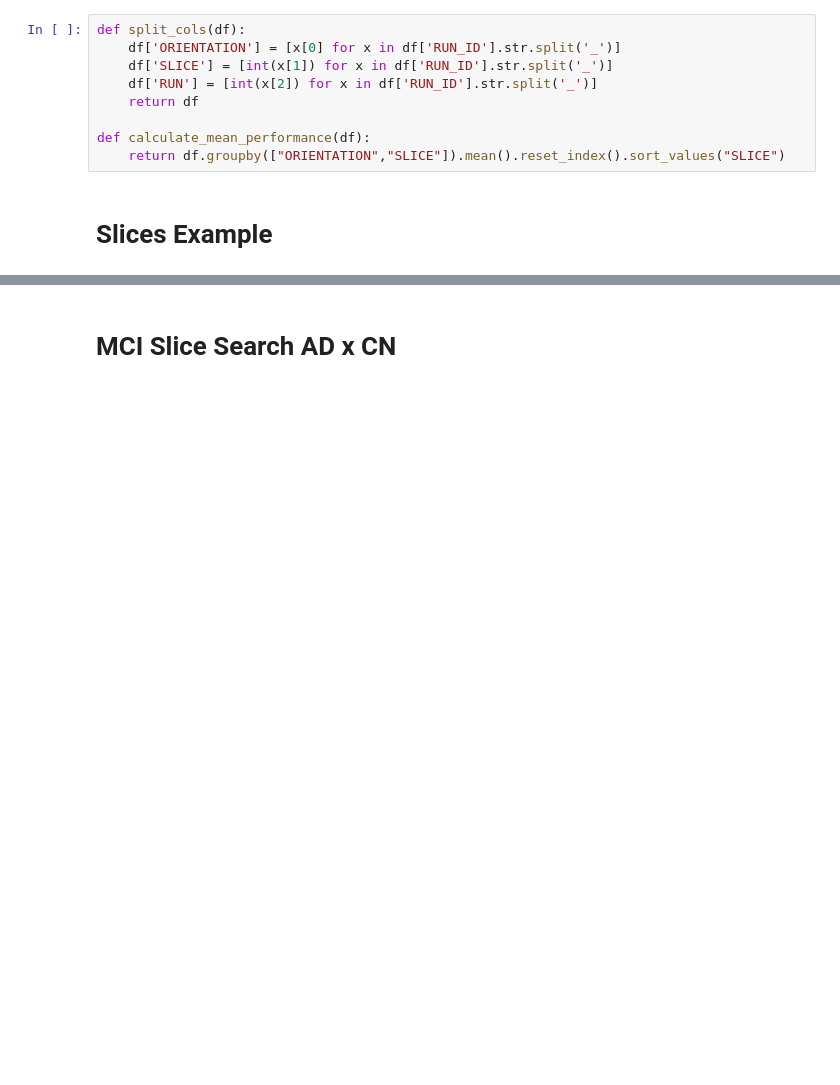
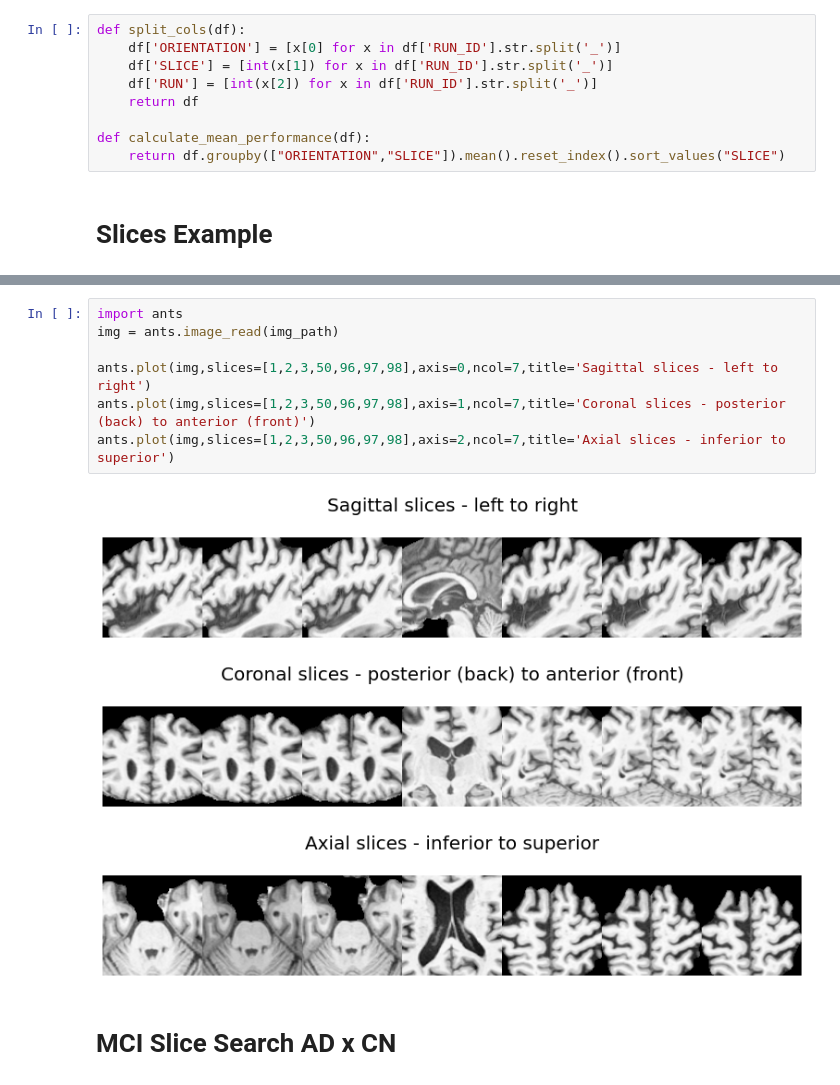
Before and after one commit to lucasthim/mmml-alzheimer-diagnosis, a Jupyter notebook: notebooks/dissertation/01_results_mri_slice_choice.ipynb, the cells around one changed output, grey strips where cells are left out. Cells and saved outputs as stored; diff of their text form; blank space fills up the shorter version.

```diff
--- a/notebooks/dissertation/01_results_mri_slice_choice.ipynb
+++ b/notebooks/dissertation/01_results_mri_slice_choice.ipynb
@@ -53,3 +51,14 @@ plt.show()
+# %%
+import ants
+img = ants.image_read(img_path)
+
+ants.plot(img,slices=[1,2,3,50,96,97,98],axis=0,ncol=7,title='Sagittal slices - left to right')
+ants.plot(img,slices=[1,2,3,50,96,97,98],axis=1,ncol=7,title='Coronal slices - posterior (back) to anterior (front)')
+ants.plot(img,slices=[1,2,3,50,96,97,98],axis=2,ncol=7,title='Axial slices - inferior to superior')
+# %% [output]
+[figure, added]
+[figure, added]
+[figure, added]
 # %% [markdown]
 # MCI Slice Search AD x CN
 # %% [markdown]
```
Also changed, not shown: parts of 3 cells of this notebook, 2 other files.
